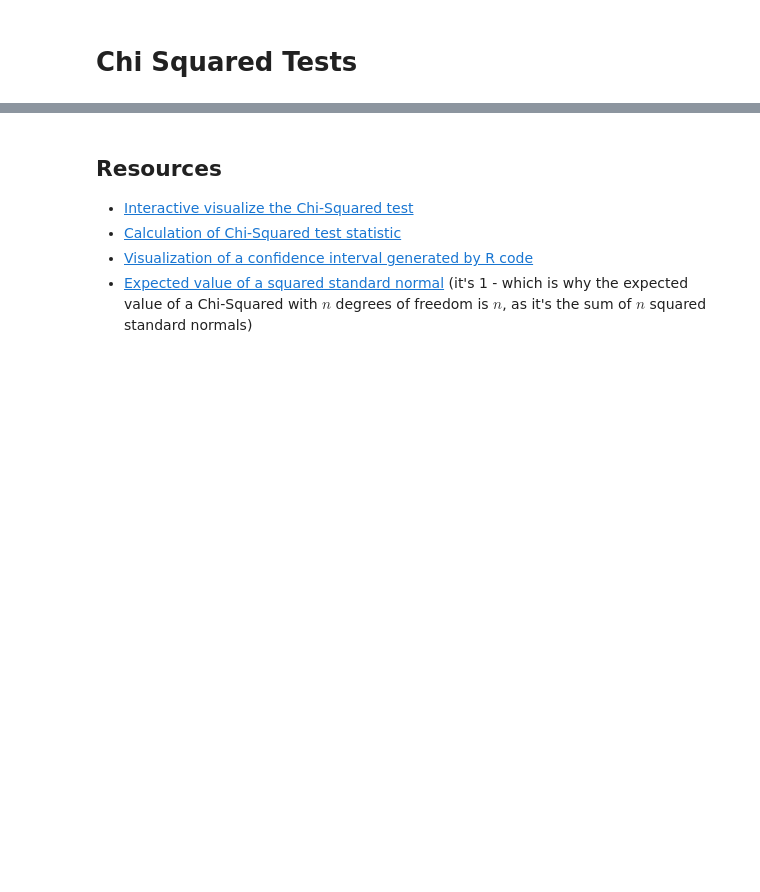
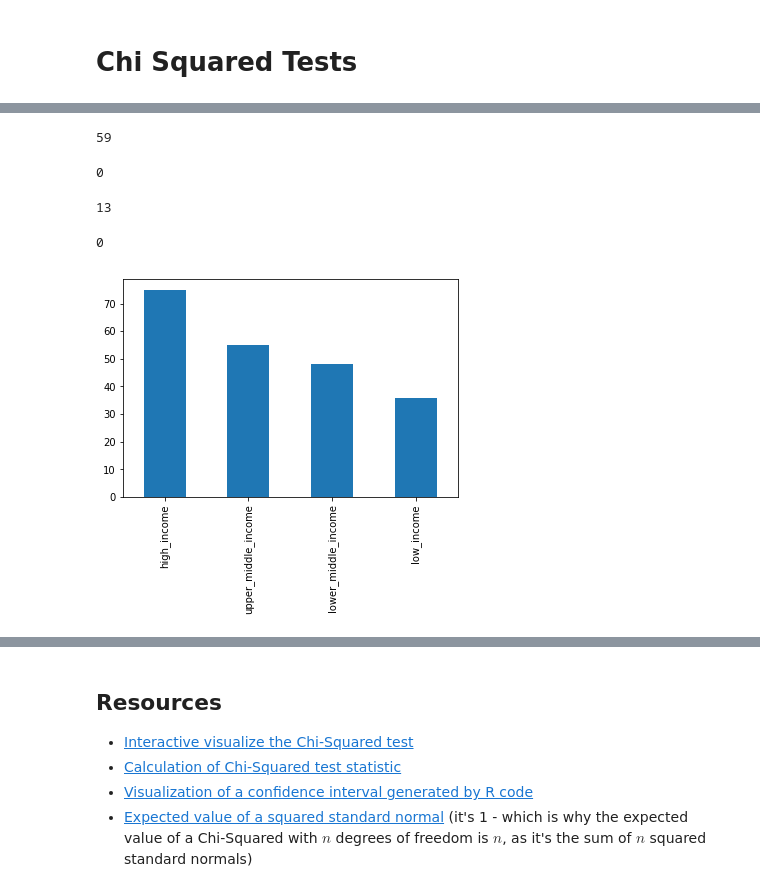
Before and after one commit to ngriggs/DS-Unit-1-Sprint-3-Statistical-Tests-and-Experiments, a Jupyter notebook: Copy_of_LS_DS6_132_Sampling_Confidence_Intervals_and_Hypothesis_Testing.ipynb, the cells around one changed output, grey strips where cells are left out. Cells and saved outputs as stored; diff of their text form; code cells hidden in the pictures; blank space fills up the shorter version.

```diff
--- a/Copy_of_LS_DS6_132_Sampling_Confidence_Intervals_and_Hypothesis_Testing.ipynb
+++ b/Copy_of_LS_DS6_132_Sampling_Confidence_Intervals_and_Hypothesis_Testing.ipynb
@@ -714,0 +728,5 @@ How can we interpret this visualization? Well, this means that there was a prett
+# %%
+import pandas as pd
+entities = pd.read_csv('https://raw.githubusercontent.com/open-numbers/ddf--gapminder--systema_globalis/master/ddf--entities--geo--country.csv')
+print(entities.shape)
+entities.head()
@@ -714,0 +741,26 @@ How can we interpret this visualization? Well, this means that there was a prett
+# %%
+# lets take a look at income_groups and world_6region
+
+entities['income_groups'].isna().sum()
+# %% [output]
+59
+# %%
+entities['income_groups'].dropna(inplace=True)
+# %%
+entities['income_groups'].isna().sum()
+# %% [output]
+0
+# %%
+entities['world_6region'].isna().sum()
+# %% [output]
+13
+# %%
+entities['world_6region'].dropna(inplace=True)
+# %%
+entities['world_6region'].isna().sum()
+# %% [output]
+0
+# %%
+entities['income_groups'].value_counts().plot(kind='bar');
+# %% [output]
+[figure, added]
```
Also changed, not shown: parts of 12 cells of this notebook.
